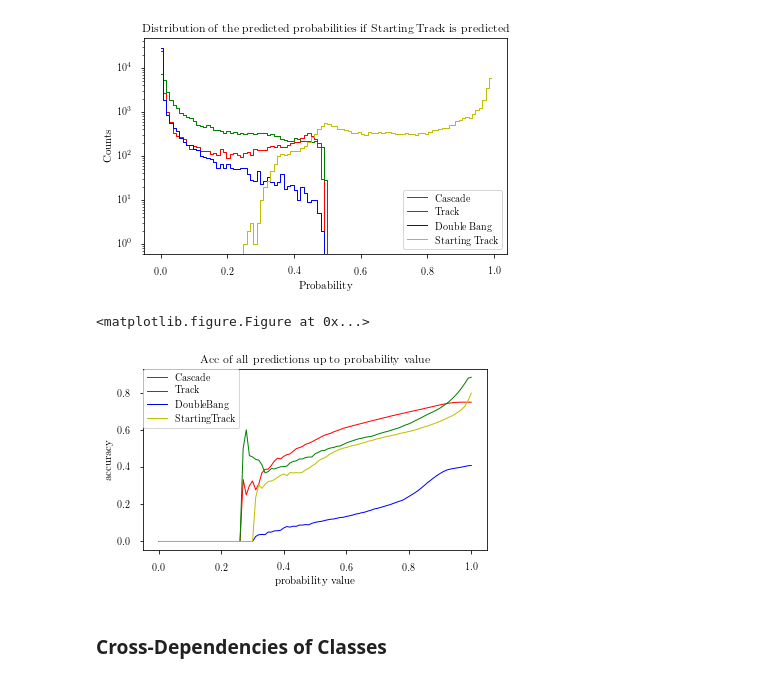
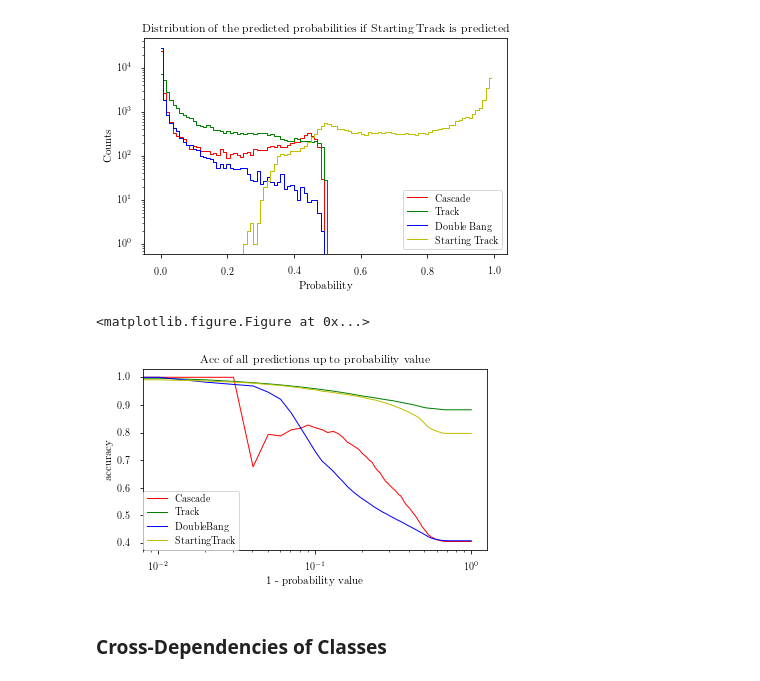
Before and after one commit to tglauch/DeepIceLearning, a Jupyter notebook: notebooks/NN_Anaalysis_4Types.ipynb, the cells around one changed output. Cells and saved outputs as stored; diff of their text form; code cells hidden in the pictures.

Commit message:
add flux weighting

```diff
--- a/notebooks/NN_Anaalysis_4Types.ipynb
+++ b/notebooks/NN_Anaalysis_4Types.ipynb
@@ -324,0 +357,6 @@ tau_decay_length = np.array(tau_decay_length)
+# %%
+wdict = {0:3, 1:1, 2:3, 3:6, 4:1, 5:30, 6:1, 7:1, 8:1, 9:1}
+clen = dict()
+for ev_type in [12, 14, 16]:
+    clen[ev_type] = np.sum([len(np.where(np.abs(ptype[class_label==key])==ev_type)[0])/wdict[key] for key in wdict.keys()])
+print clen
@@ -324,0 +392,3 @@ tau_decay_length = np.array(tau_decay_length)
+# %%
+w1, w2, w3 = calc_weights(predictions_mctrue["reco_vals"][:sample_len])
+tot_weight = w1 + w2 + w3
@@ -544,47 +660,50 @@ prob(pred_label_1[all_pred == 3], log=True, title="Distribution of the predicted
 # %% [output]
 [figure]
 # %%
-def prob_acc(number_truth):
-    pred_pred = pred_label_1[all_pred == number_truth]
-    truth_pred = true_label_1[all_pred == number_truth]
-
+def prob_acc(type_ind, weights=[]):
+    preds = pred_label_1[all_pred == type_ind]
+    truth = true_label_1[all_pred == type_ind]
+    if weights == []:
+        weights = np.ones(len(preds))
+    else:
+        weights = weights[all_pred == type_ind]
     prob = []
-    for i in xrange(len(pred_pred)):
-        prob.append(pred_pred[i][number_truth])
+    for pred in preds:
+        prob.append(pred[type_ind])
     prob = np.array(prob)
 
-    x = np.linspace(0,1,101)
+    x = np.linspace(0,1,100)
     val = []
-    for i in x:
-        xvalue = i
-        divider = len(truth_pred[prob < xvalue])
+    for xvalue in x:
+        divider = np.sum(weights[prob > xvalue])
         if divider == 0:
-            acc_i =0
+            acc_i = np.max(val)
         else:
-            acc_i = 1.0*truth_pred[prob < xvalue].tolist().count(number_truth)/divider
+            acc_i = np.sum(weights[(prob > xvalue) & (truth==type_ind)])/divider
         val.append(acc_i)
     return val
 # %%
-val_Cascade = prob_acc(0)
+val_Cascade = prob_acc(0, weights=tot_weight)
 val_Track = prob_acc(1)
 val_DB = prob_acc(2)
 val_StartTrack = prob_acc(3)
-x = np.linspace(0,1,101)
+x = 1-np.linspace(0,1,100)
 
 fig, ax1 = newfig(0.9)
 
 ax1.plot(x, val_Cascade, label="Cascade")
 ax1.plot(x, val_Track, label="Track")
 ax1.plot(x, val_DB, label="DoubleBang")
 ax1.plot(x, val_StartTrack, label="StartingTrack")
 ax1.legend(loc ='best', ncol=1, borderaxespad=0.)
 ax1.set_title(r"Acc of all predictions up to probability value")
-ax1.set_xlabel(r'probability value')
+ax1.set_xlabel(r'1 - probability value')
+ax1.set_xscale('log')
 ax1.set_ylabel(r'accuracy')
 fig.savefig('./out/accuracy_prob.pdf')
 # %% [output]
 <matplotlib.figure.Figure at 0x...>
-[figure, old version]
+[figure, new version]
 # %% [markdown]
 ### Cross-Dependencies of Classes
 # %%
```
Also changed, not shown: parts of 16 cells of this notebook.
